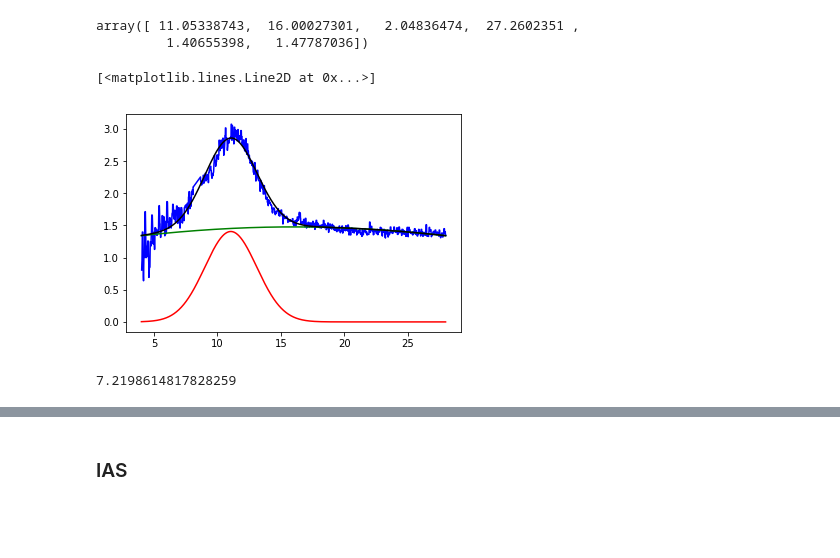
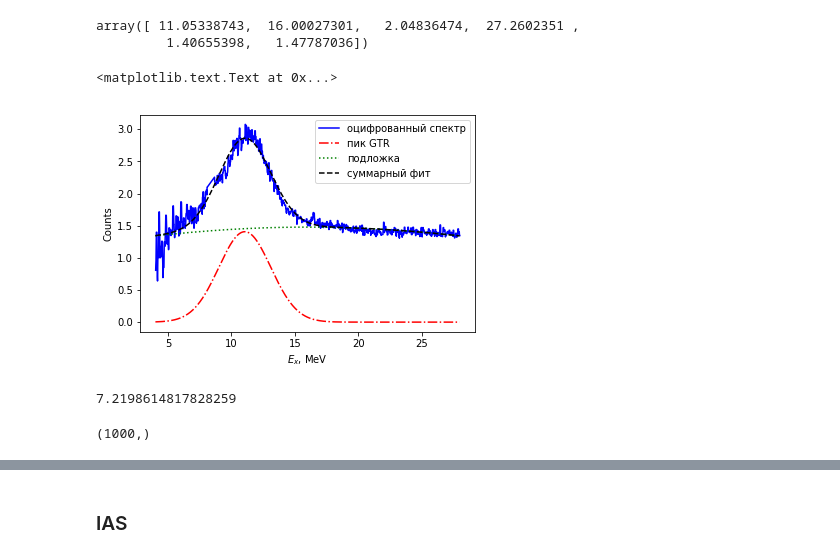
Before and after one commit to Almaz93/neutrino, a Jupyter notebook: double_beta_decay/Almaz's work/calculation/decomposition.ipynb, the cells around one changed output, grey strips where cells are left out. Saved outputs shown, nothing was run; the diff lists cells and outputs as text; code cells hidden in the pictures; blank space fills up the shorter version.

```diff
--- a/double_beta_decay/Almaz's work/calculation/decomposition.ipynb
+++ b/double_beta_decay/Almaz's work/calculation/decomposition.ipynb
@@ -109,13 +116,16 @@ fitted_params2
 array([ 11.05338743,  16.00027301,   2.04836474,  27.2602351 ,
          1.40655398,   1.47787036])
 # %%
-plt.plot(data2['x'].values, data2['y'].values, c='b')
-plt.plot(xx, gauss(xx, fitted_params2[0], fitted_params2[2], fitted_params2[4],), c='r')
-plt.plot(xx, gauss(xx, fitted_params2[1], fitted_params2[3], fitted_params2[5],), c='g')
-plt.plot(xx, tri_norm2(xx, *fitted_params2), c='black')
+plt.plot(data2['x'].values, data2['y'].values, c='b', label='оцифрованный спектр')
+plt.plot(xx, gauss(xx, fitted_params2[0], fitted_params2[2], fitted_params2[4],), c='r', ls='-.', label='пик GTR')
+plt.plot(xx, gauss(xx, fitted_params2[1], fitted_params2[3], fitted_params2[5],), c='g', ls=':', label='подложка')
+plt.plot(xx, tri_norm2(xx, *fitted_params2), c='black', ls='--', label='суммарный фит')
+plt.legend()
+plt.xlabel('$E_x$, MeV')
+plt.ylabel('Counts')
 # %% [output]
-[<matplotlib.lines.Line2D at 0x...>]
+<matplotlib.text.Text at 0x...>
-[figure, old version]
+[figure, new version]
 # %%
 trapz(gauss(xx, fitted_params2[0], fitted_params2[2], fitted_params2[4]), xx)
 # %% [output]
@@ -122,0 +135,5 @@ trapz(gauss(xx, fitted_params2[0], fitted_params2[2], fitted_params2[4]), xx)
+# %%
+y_real = np.interp(xx, xp=data2['x'].values, fp=data2['y'].values)
+y_real.shape
+# %% [output]
+(1000,)
```
Also changed, not shown: parts of 22 cells of this notebook, 9 other files.
